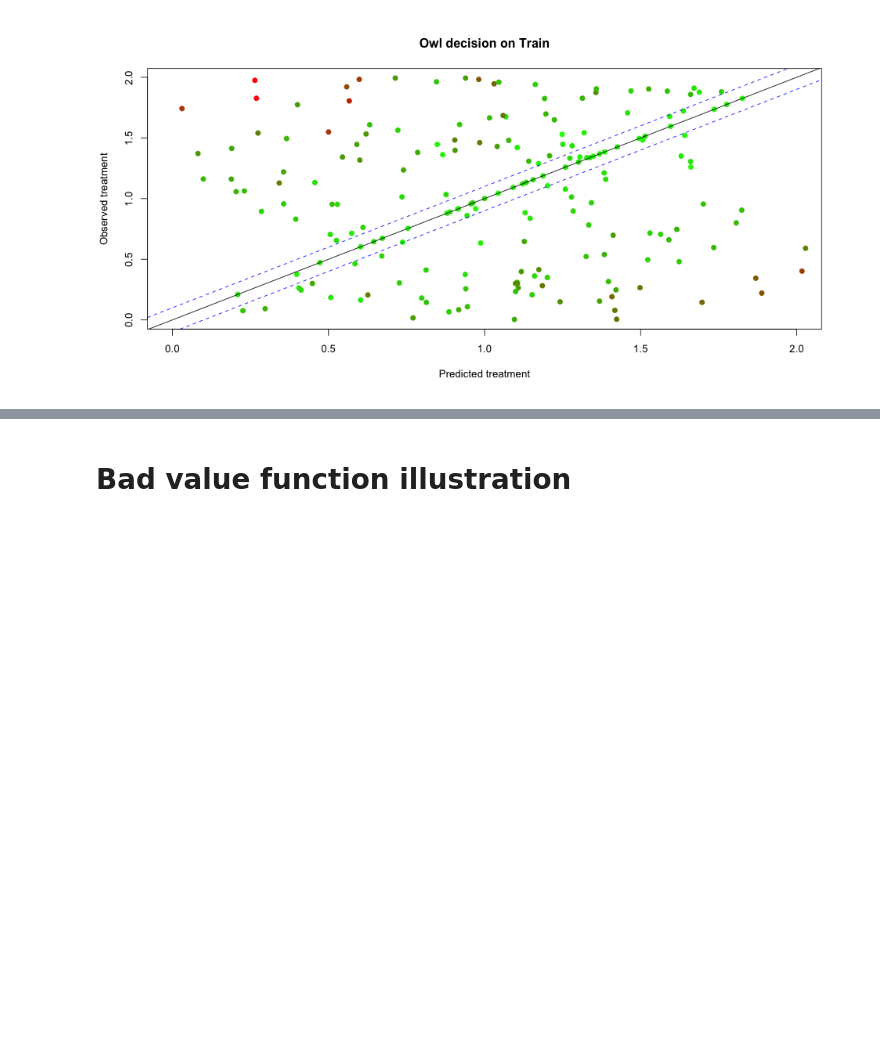
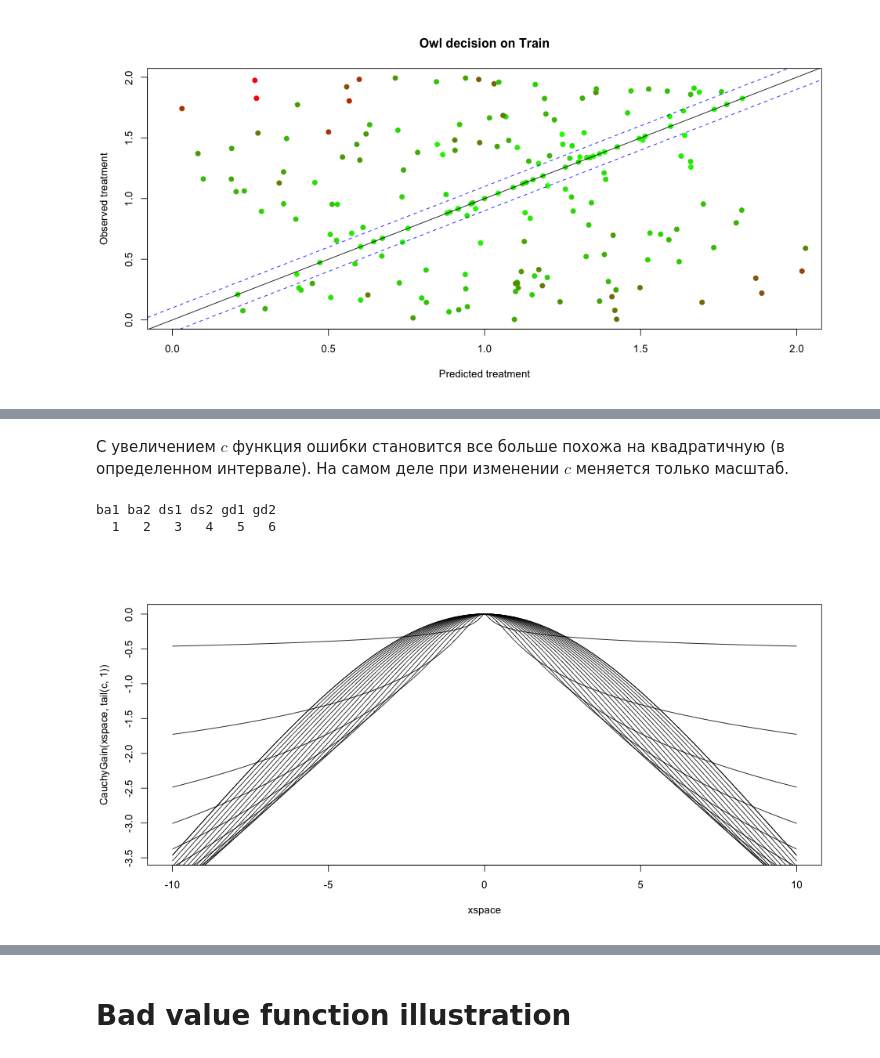
Before and after one commit to bestxolodec/DTR, a Jupyter notebook: notebooks/DifferentKernelOptimization.ipynb, the cells around one changed output, grey strips where cells are left out. Saved outputs shown, nothing was run; the diff lists cells and outputs as text; code cells hidden in the pictures; blank space fills up the shorter version.

Commit message:
Implemented Cauchy loss, some changes in api

```diff
--- a/notebooks/DifferentKernelOptimization.ipynb
+++ b/notebooks/DifferentKernelOptimization.ipynb
@@ -289,0 +219,2 @@ PlotDecsionsVersusObserved(train, PolicyFunLinearKernel, opt.decision, offset =
+# %% [markdown]
+С увеличением $c$ функция ошибки становится все больше похожа на квадратичную (в определенном интервале). На самом деле при изменении $c$ меняется только масштаб.
@@ -289,0 +338,16 @@ PlotDecsionsVersusObserved(train, PolicyFunLinearKernel, opt.decision, offset =
+# %%
+a  = list("ba"=c(1,2), "ds"=c(3,4), "gd"=c(5,6))
+unlist(a)
+# t(as.matrix(a))
+# %% [output]
+ba1 ba2 ds1 ds2 gd1 gd2
+  1   2   3   4   5   6
+# %%
+xspace <- seq(-10, 10, length.out = 1000)
+c = seq(0.1, 10, length.out = 20)
+plot(xspace, CauchyGain(xspace, tail(c, 1)), type="l")
+for (ci  in c) {
+  lines(xspace, CauchyGain(xspace, ci))
+}
+# %% [output]
+[figure, added]
```
Also changed, not shown: parts of 21 cells of this notebook, 2 other files.
